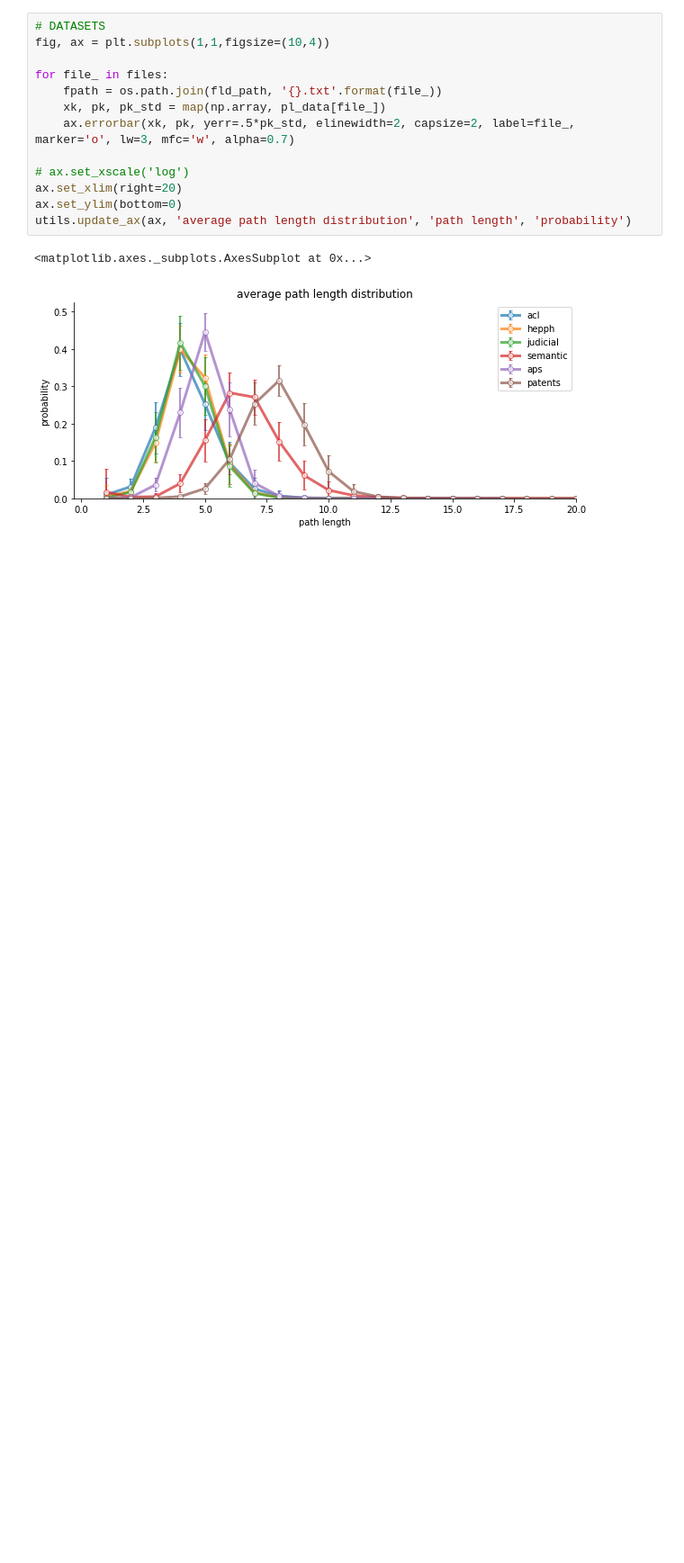
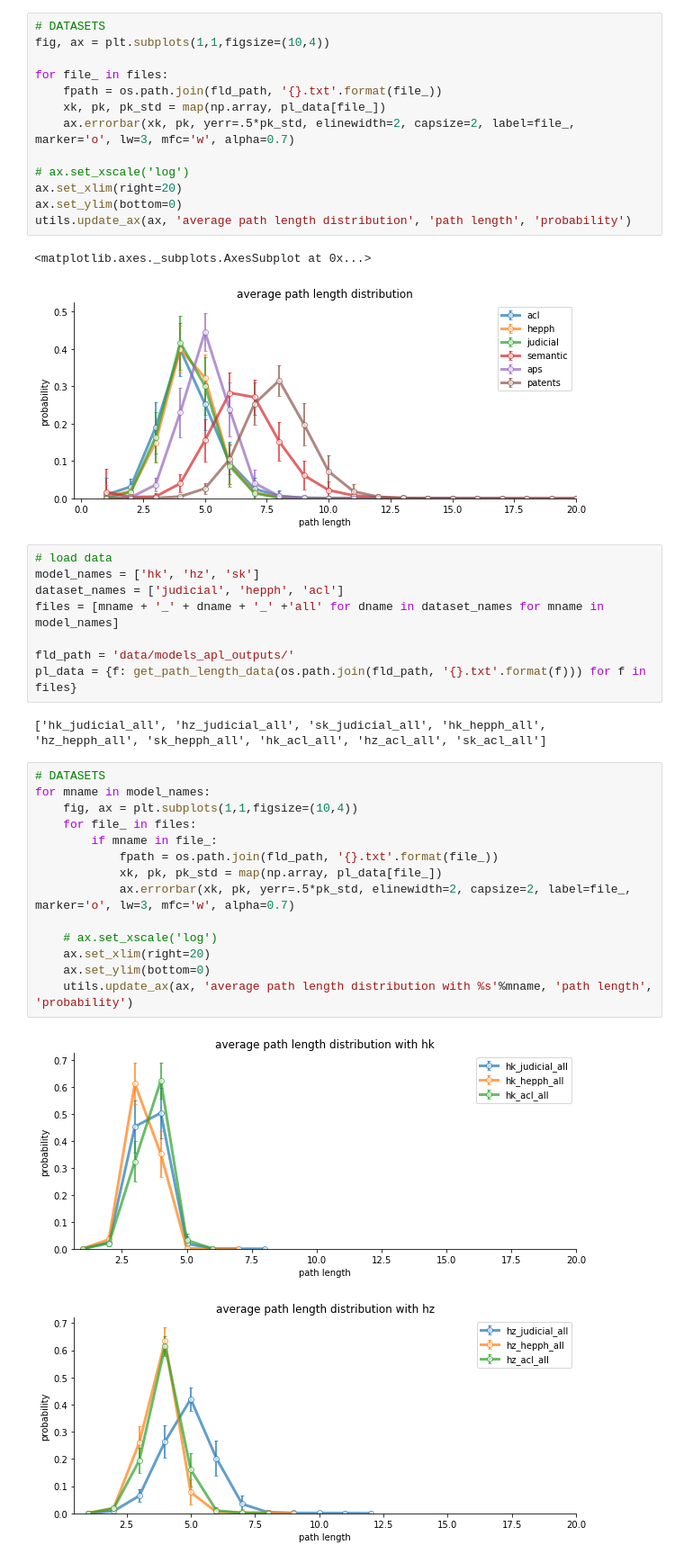
Before and after one commit to bonbonbontt/network_growth_models, a Jupyter notebook: average_path_length.ipynb, the cells around one changed output. Shown at 90% size. Cells and saved outputs as stored; diff of their text form; blank space fills up the shorter version.

Commit message:
add model apl viz

```diff
--- a/average_path_length.ipynb
+++ b/average_path_length.ipynb
@@ -92,3 +89,30 @@ utils.update_ax(ax, 'average path length distribution', 'path length', 'probabil
 # %% [output]
 <matplotlib.axes._subplots.AxesSubplot at 0x...>
 [figure]
+# %%
+# load data
+model_names = ['hk', 'hz', 'sk']
+dataset_names = ['judicial', 'hepph', 'acl']
+files = [mname + '_' + dname + '_' +'all' for dname in dataset_names for mname in model_names]
+
+fld_path = 'data/models_apl_outputs/'
+pl_data = {f: get_path_length_data(os.path.join(fld_path, '{}.txt'.format(f))) for f in files}
+# %% [output]
+['hk_judicial_all', 'hz_judicial_all', 'sk_judicial_all', 'hk_hepph_all', 'hz_hepph_all', 'sk_hepph_all', 'hk_acl_all', 'hz_acl_all', 'sk_acl_all']
+# %%
+# DATASETS
+for mname in model_names:
+    fig, ax = plt.subplots(1,1,figsize=(10,4))
+    for file_ in files:
+        if mname in file_:
+            fpath = os.path.join(fld_path, '{}.txt'.format(file_))
+            xk, pk, pk_std = map(np.array, pl_data[file_])
+            ax.errorbar(xk, pk, yerr=.5*pk_std, elinewidth=2, capsize=2, label=file_, marker='o', lw=3, mfc='w', alpha=0.7)
+
+    # ax.set_xscale('log')
+    ax.set_xlim(right=20)
+    ax.set_ylim(bottom=0)
+    utils.update_ax(ax, 'average path length distribution with %s'%mname, 'path length', 'probability')
+# %% [output]
+[figure, added]
+[figure, added]
```
Also changed, not shown: parts of 3 cells of this notebook.
